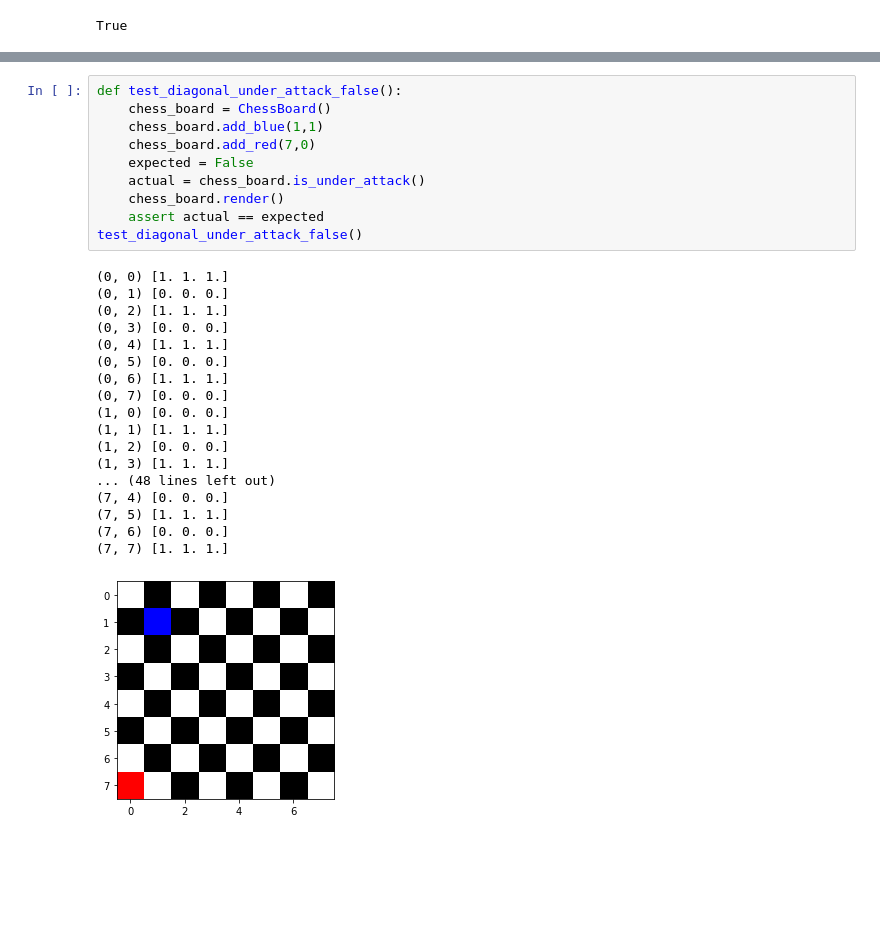
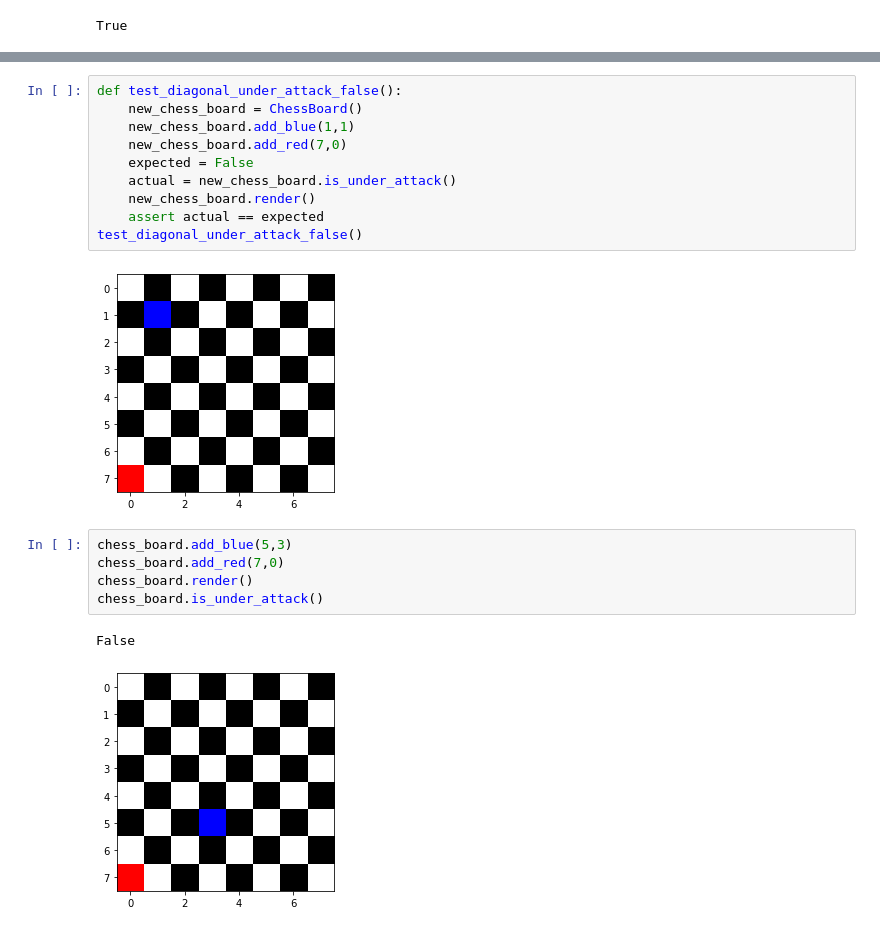
Before and after one commit to MohammadAl-khatib/chess-board, a Jupyter notebook: chess_board.ipynb, the cells around one changed output, grey strips where cells are left out. Drawn from its saved outputs; the diff is of its cells as text; blank space fills up the shorter version.

```diff
--- a/chess_board.ipynb
+++ b/chess_board.ipynb
@@ -209,30 +139,21 @@ test_diagonal_under_attack_true()
 [figure]
 # %%
 def test_diagonal_under_attack_false():
-    chess_board = ChessBoard()
-    chess_board.add_blue(1,1)
-    chess_board.add_red(7,0)
+    new_chess_board = ChessBoard()
+    new_chess_board.add_blue(1,1)
+    new_chess_board.add_red(7,0)
     expected = False
-    actual = chess_board.is_under_attack()
-    chess_board.render()
+    actual = new_chess_board.is_under_attack()
+    new_chess_board.render()
     assert actual == expected
 test_diagonal_under_attack_false()
 # %% [output]
-(0, 0) [1. 1. 1.]
-(0, 1) [0. 0. 0.]
-(0, 2) [1. 1. 1.]
-(0, 3) [0. 0. 0.]
-(0, 4) [1. 1. 1.]
-(0, 5) [0. 0. 0.]
-(0, 6) [1. 1. 1.]
-(0, 7) [0. 0. 0.]
-(1, 0) [0. 0. 0.]
-(1, 1) [1. 1. 1.]
-(1, 2) [0. 0. 0.]
-(1, 3) [1. 1. 1.]
-... (48 lines left out)
-(7, 4) [0. 0. 0.]
-(7, 5) [1. 1. 1.]
-(7, 6) [0. 0. 0.]
-(7, 7) [1. 1. 1.]
 [figure]
+# %%
+chess_board.add_blue(5,3)
+chess_board.add_red(7,0)
+chess_board.render()
+chess_board.is_under_attack()
+# %% [output]
+False
+[figure, added]
```
Also changed, not shown: parts of 5 cells of this notebook.
